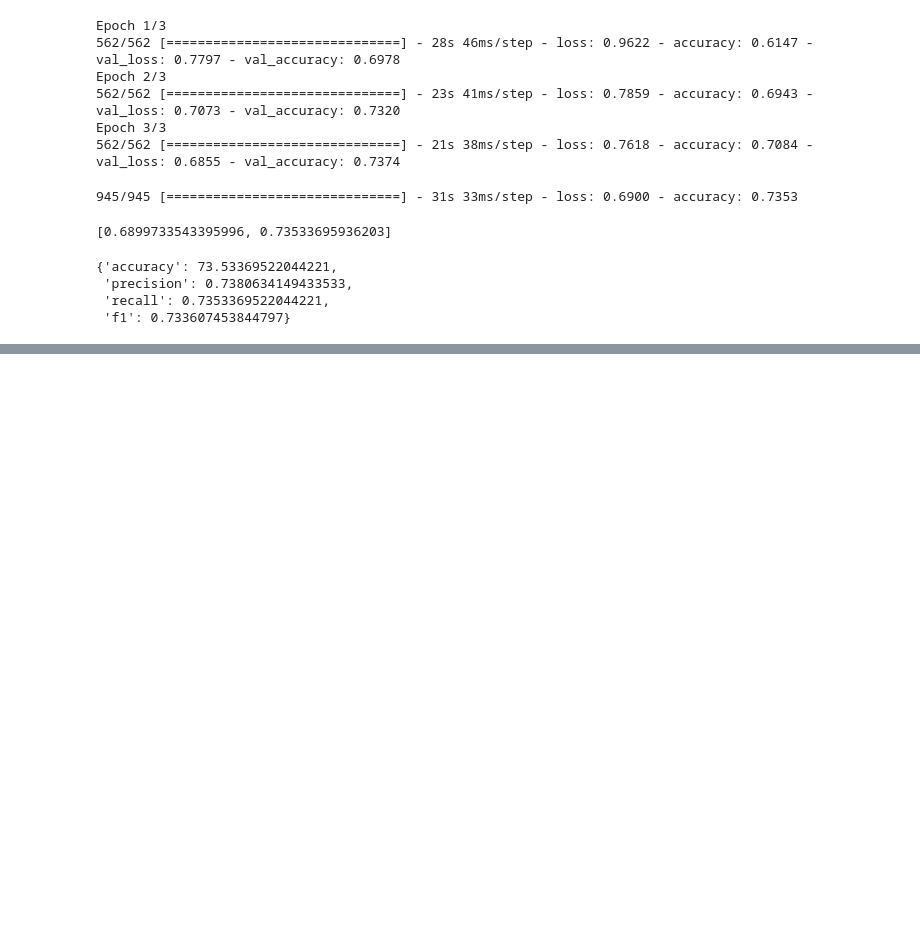
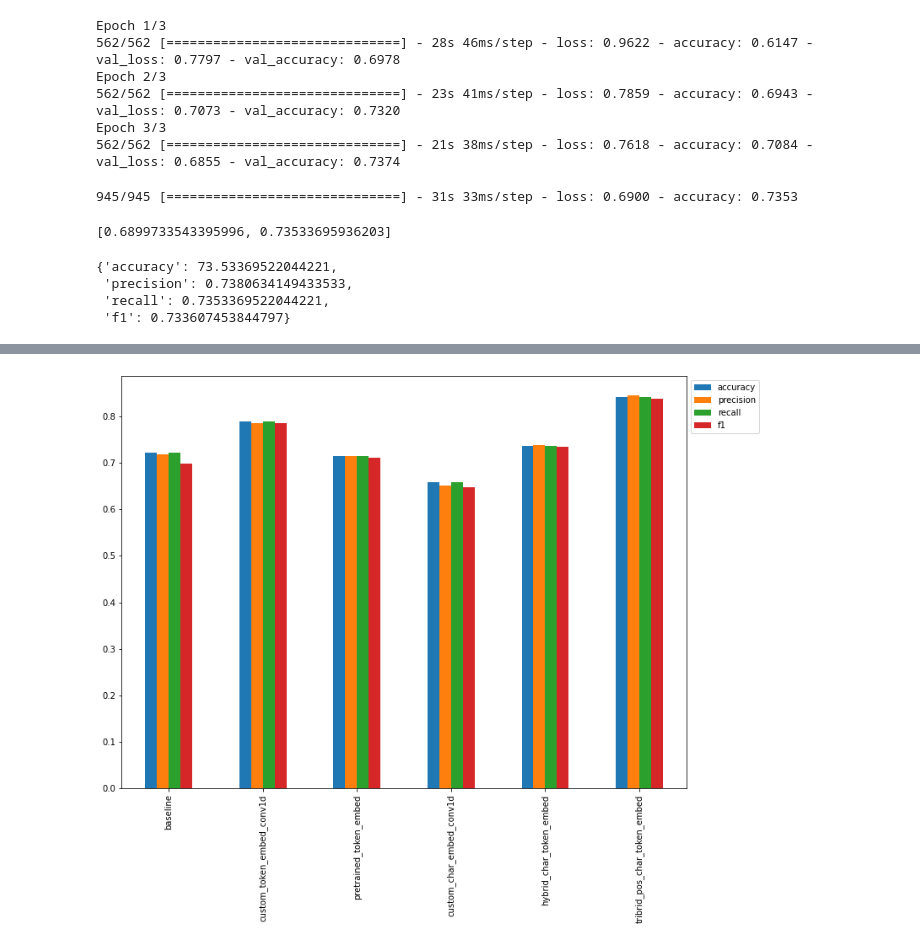
Before and after one commit to juanweber/skimlit, a Jupyter notebook: skimlit.ipynb, the cells around one changed output, grey strips where cells are left out. Drawn from its saved outputs; the diff is of its cells as text; code cells hidden in the pictures; blank space fills up the shorter version.

Commit message:
model5

```diff
--- a/skimlit.ipynb
+++ b/skimlit.ipynb
@@ -960,0 +1157,5 @@ model_4_results
+# %%
+model_5.compile(loss=tf.keras.losses.CategoricalCrossentropy(label_smoothing=0.2),
+                optimizer='Adam',
+                metrics=['accuracy']
+)
@@ -960,0 +1185,7 @@ model_4_results
+# %%
+history_model_5 = model_5.fit(train_pos_char_token_dataset,
+                             steps_per_epoch=int(0.1 * len(train_pos_char_token_dataset)),
+                             epochs=5,
+                              validation_data=val_pos_char_token_dataset,
+                              validation_steps=int(0.1 * len(val_pos_char_token_dataset))
+                             )
@@ -960,0 +1203,6 @@ model_4_results
+# %%
+model_5_pred_probs = model_5.predict(val_pos_char_token_dataset, verbose=1)
+model_5_preds = tf.argmax(model_5_pred_probs, axis=1)
+model_5_results = calculate_results(y_true=val_labels_encoded,
+                                    y_pred=model_5_preds)
+model_5_results
@@ -960,0 +1215,10 @@ model_4_results
+# %%
+# Combine model results into a DataFrame
+all_model_results = pd.DataFrame({"baseline": baseline_results,
+                                  "custom_token_embed_conv1d": model_1_results,
+                                  "pretrained_token_embed": model_2_results,
+                                  "custom_char_embed_conv1d": model_3_results,
+                                  "hybrid_char_token_embed": model_4_results,
+                                  "tribrid_pos_char_token_embed": model_5_results})
+all_model_results = all_model_results.transpose()
+all_model_results
@@ -960,0 +1233,5 @@ model_4_results
+# %%
+all_model_results["accuracy"] = all_model_results["accuracy"]/100
+all_model_results.plot(kind="bar", figsize=(12, 9)).legend(bbox_to_anchor=(1.0, 1.0));
+# %% [output]
+[figure, added]
```
Also changed, not shown: parts of 23 cells of this notebook.
